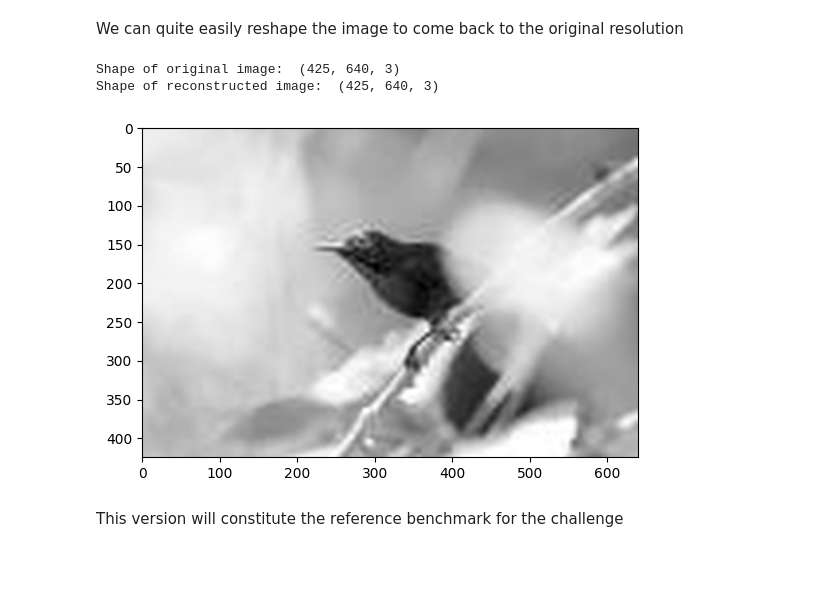
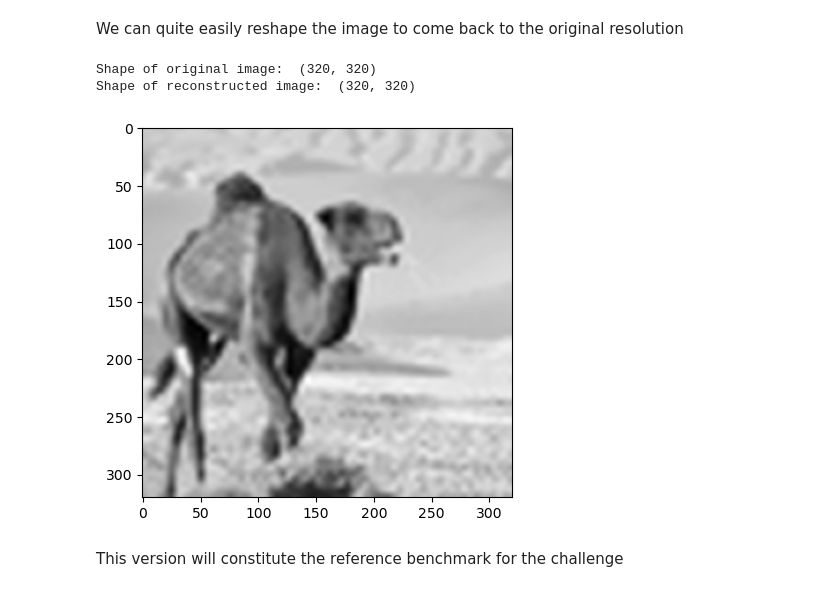
Before and after one commit to Nico9803/DATACAMP--RAMP, a Jupyter notebook: picture_reconstruction_starting_kit.ipynb, the cells around one changed output. Saved outputs shown, nothing was run; the diff lists cells and outputs as text; code cells hidden in the pictures; blank space fills up the shorter version.

```diff
--- a/picture_reconstruction_starting_kit.ipynb
+++ b/picture_reconstruction_starting_kit.ipynb
@@ -123,7 +123,7 @@ X_train.shape, Y_train.shape, X_test.shape, Y_test.shape
 # %% [markdown]
 Now, we have the data loaded. We can visualize an original picture and its low-resolution version. All images are black and white for the challenge.
 # %%
-img_idx = 0
-# img_hi=mpimg.imread(data_repo_train +'H00020_hi.jpg')
-imgplot = plt.imshow(Y_train[img_idx], cmap='gray')
+img_idx = 130
+img_hi=Y_train[img_idx]
+imgplot = plt.imshow(img_hi, cmap='gray')
 # %% [output]
@@ -131,5 +131,4 @@ imgplot = plt.imshow(Y_train[img_idx], cmap='gray')
 # %%
-# img_lo=mpimg.imread(data_repo_train +'L00020_lo.jpg')
-# imgplot = plt.imshow(img_lo)
+img_lo=X_train[img_idx]
 imgplot = plt.imshow(X_train[img_idx], cmap='gray')
 # %% [output]
@@ -170,16 +170,16 @@ We can quite easily reshape the image to come back to the original resolution
 # %%
 import scipy.ndimage
 
 
 size_factor = img_hi.shape[0] / img_lo.shape[0]
-img_reconstructed = scipy.ndimage.zoom(img_lo, (size_factor, size_factor, 1), order=3).astype(int)
+img_reconstructed = scipy.ndimage.zoom(img_lo * 255, (size_factor, size_factor), order=3).astype(int) / 255
 print("Shape of original image: ", img_hi.shape)
 print("Shape of reconstructed image: ", img_reconstructed.shape)
-imgplot = plt.imshow(img_reconstructed)
+imgplot = plt.imshow(img_reconstructed, cmap='gray')
 # %% [output]
-Shape of original image:  (425, 640, 3)
-Shape of reconstructed image:  (425, 640, 3)
+Shape of original image:  (320, 320)
+Shape of reconstructed image:  (320, 320)
-[figure, old version]
+[figure, new version]
 # %% [markdown]
 This version will constitute the reference benchmark for the challenge
 # %% [markdown]
```
Also changed, not shown: parts of 5 cells of this notebook.
